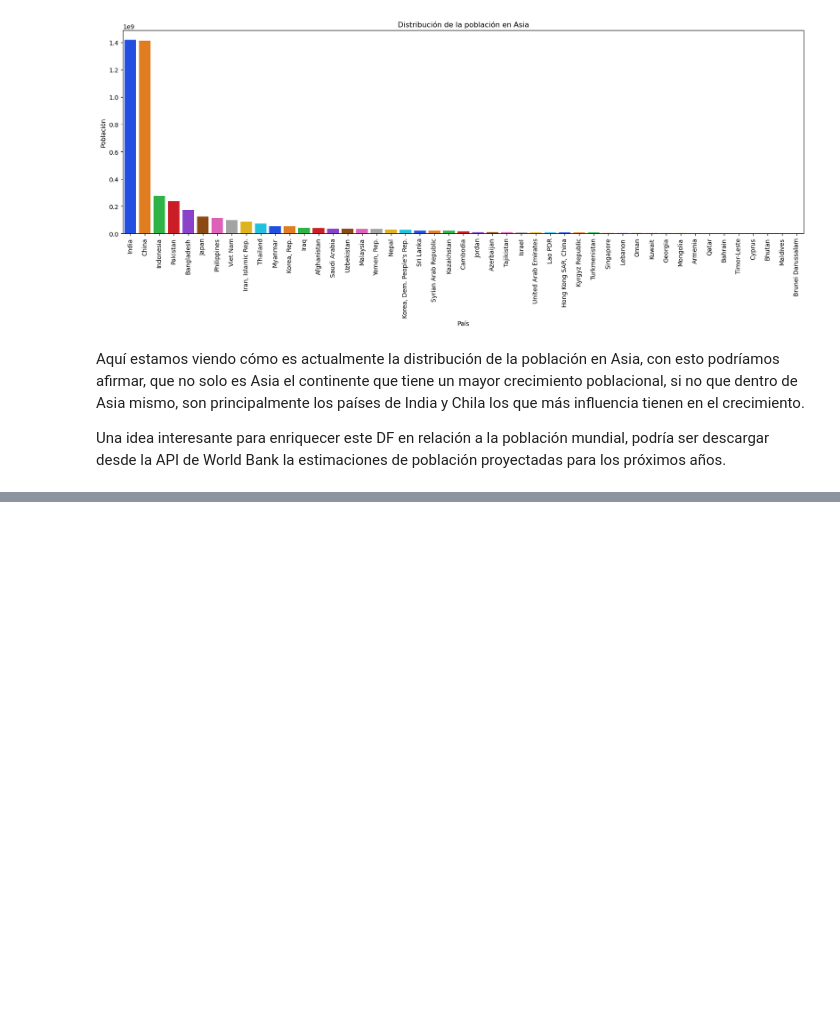
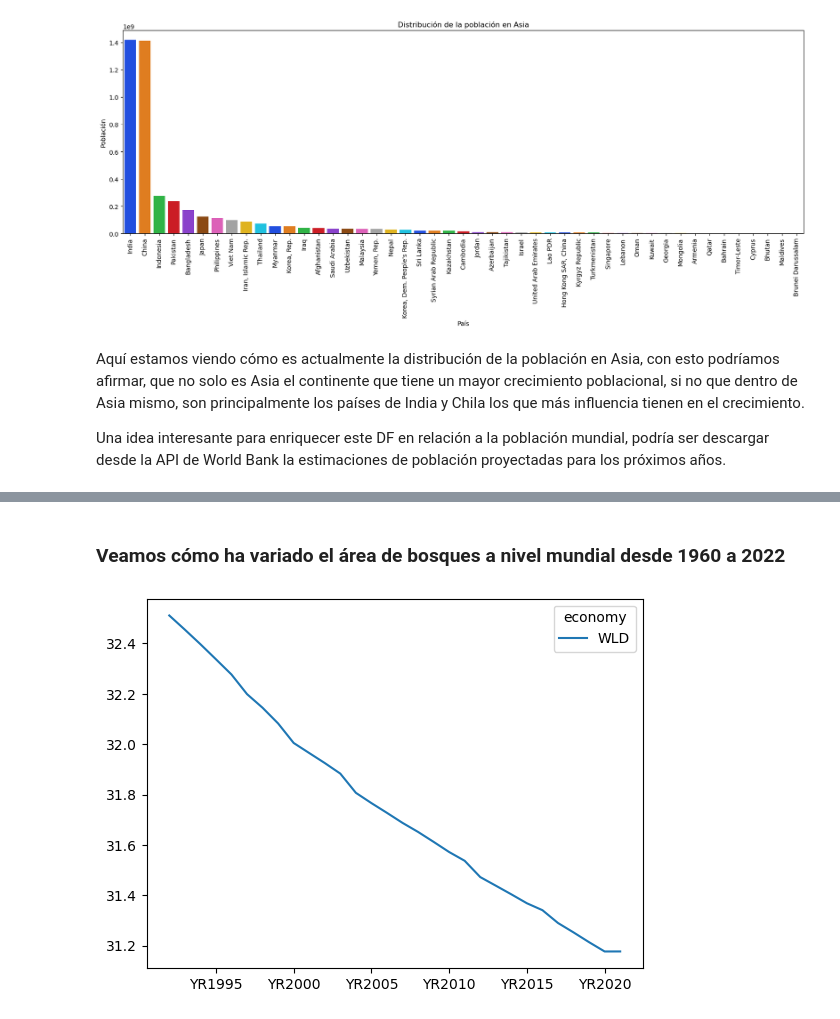
Before and after one commit to Karimsingera/Coderhouse_Data_Science, a Jupyter notebook: La_Transformancion_del_Mundo_en_los_Ultimos_60_anos.ipynb, the cells around one changed output, grey strips where cells are left out. Saved outputs shown, nothing was run; the diff lists cells and outputs as text; code cells hidden in the pictures; blank space fills up the shorter version.

```diff
--- a/La_Transformancion_del_Mundo_en_los_Ultimos_60_anos.ipynb
+++ b/La_Transformancion_del_Mundo_en_los_Ultimos_60_anos.ipynb
@@ -613,0 +778,10 @@ Una idea interesante para enriquecer este DF en relación a la población mundia
+# %% [markdown]
+### Veamos cómo ha variado el área de bosques a nivel mundial desde 1960 a 2022
+# %%
+# Ahora grafico el % de Forest Area
+
+wb.data.DataFrame('AG.LND.FRST.ZS',
+       ['WLD'],
+       time=range(1960,2022)).T.plot();
+# %% [output]
+[figure, added]
```
Also changed, not shown: parts of 30 cells of this notebook.
